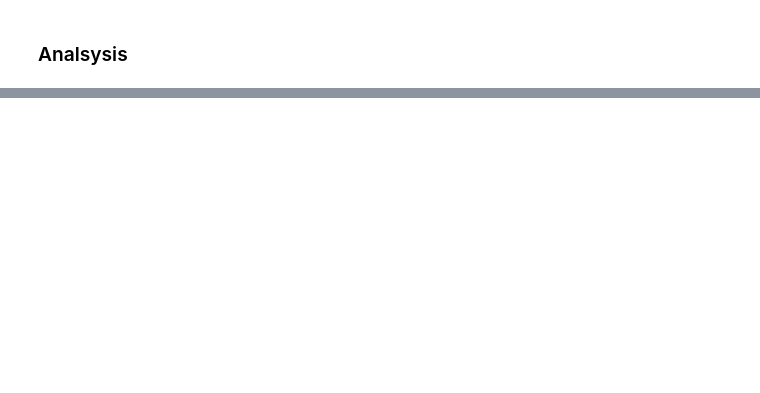
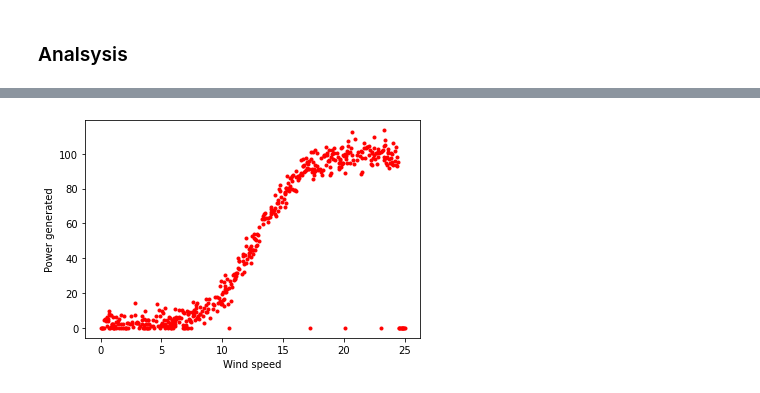
Before and after one commit to Ainara12/Fundamentals-Project, a Jupyter notebook: Fundamentals DA-Project.ipynb, the cells around one changed output, grey strips where cells are left out. Drawn from its saved outputs; the diff is of its cells as text; code cells hidden in the pictures; blank space fills up the shorter version.

```diff
--- a/Fundamentals DA-Project.ipynb
+++ b/Fundamentals DA-Project.ipynb
@@ -73,0 +137,24 @@ PermissionError: [Errno 13] Permission denied: 'C:\\Users\\fainl\\OneDrive\\Docu
+# %%
+#following lecture's video in how to create a line of best fit I tried to fit a line between both variables using
+#numpy polyfit function
+
+# Matplotlib interactive plots
+%matplotlib inline
+
+#lets consider the wind speed as the independent variable as the power
+#generated by the turbines depends on it
+
+#first I separate the 2 variables to represent them
+
+power=powerdata['speed']
+speed=powerdata['power']
+
+plt.plot(power,speed, 'r.')
+
+#labels
+plt.xlabel('Wind speed')
+plt.ylabel('Power generated')
+
+plt.show()
+# %% [output]
+[figure, added]
```
Also changed, not shown: parts of 14 cells of this notebook, 1 other file.
